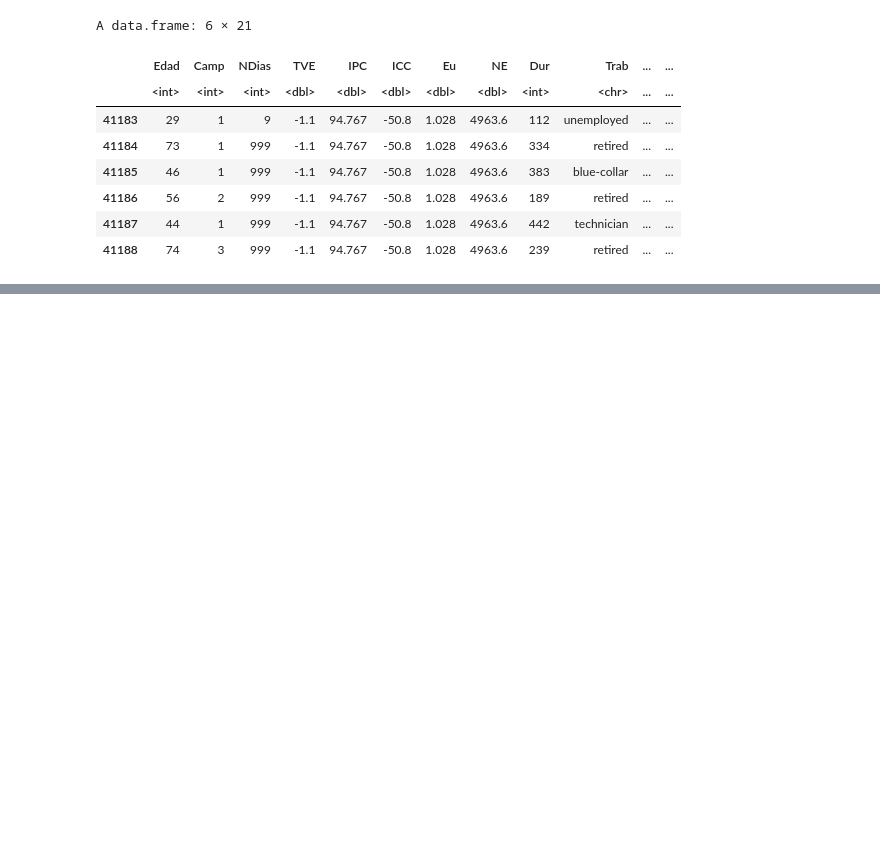
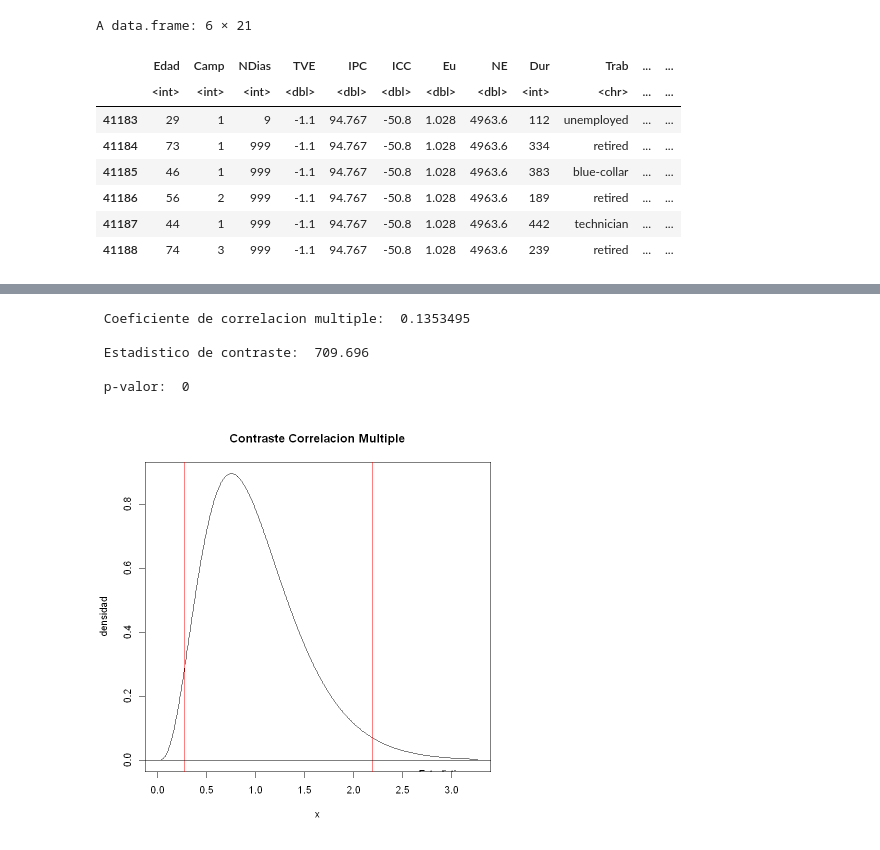
Before and after one commit to LotusZaheer/Trabajo_Muestreo-Interferencia, a Jupyter notebook: Tarea 2/Muestreo-Interfererncia.ipynb, the cells around one changed output, grey strips where cells are left out. Drawn from its saved outputs; the diff is of its cells as text; code cells hidden in the pictures; blank space fills up the shorter version.

```diff
--- a/Tarea 2/Muestreo-Interfererncia.ipynb
+++ b/Tarea 2/Muestreo-Interfererncia.ipynb
@@ -187,0 +234,48 @@ A data.frame: 6 × 21
+# %%
+#Funcion para calcular el Coeficiente de correlacion multiple.
+rho.mult<-function(datos)
+# datos: matriz con las variables del problema.
+# La primera columna debe ser la variable respuesta.
+# Las restantes p-1 columnas son las variables explicativas.
+{
+matriz<-var(datos)
+# calculo
+n<-nrow(datos)
+p<-ncol(matriz)
+sxx<-matriz[2:p,2:p]
+syx<-matrix(matriz[1,2:p],nrow=1)
+sxy<-t(syx)
+#coeficiente
+rho.mult<-sqrt(syx%*%solve(sxx)%*%sxy)/sqrt(matriz[1,1])
+cat("\n Coeficiente de correlacion multiple: ",rho.mult,"\n")
+#estadistico
+if(abs(rho.mult)==1)
+stop("Imposible resolver contraste.
+Coeficiente de correlacion multiple igual a 1", call. = FALSE)
+else{
+est<-((n-(p-1)-1)*rho.mult)/((p-1)*(1-rho.mult^2))
+#grafico
+par(mfrow=c(1,1))
+x<-seq(0,qf(0.999,p-1,n-(p-1)-1),length=500)
+plot(x,df(x,p-1,n-(p-1)-1),type="l",ylab="densidad",
+main="Contraste Correlacion Multiple")
+abline(v=qf(0.975,p-1,n-(p-1)-1),col="red")
+abline(v=qf(0.025,p-1,n-(p-1)-1),col="red")
+abline(v=est,col="blue")
+abline(h=0)
+legend(qf(0.98,p-1,n-(p-1)-1),pf((p+3)/(n-p),p-1,n-(p-1)-1),
+c("Estadistico","Region Critica"),lty=rep(1,2),
+col=c("blue","red"),bty="n")
+cat("\n Estadistico de contraste: ",round(est,3),"\n")
+cat("\n p-valor: ",round(2*(1-pf(est,p-1,n-(p-1)-1)),3),"\n\n")}
+return(invisible())
+}
+# %%
+rho.mult(R[,1:9])
+# %% [output]
+ Coeficiente de correlacion multiple:  0.1353495
+
+ Estadistico de contraste:  709.696
+
+ p-valor:  0
+[figure, added]
```
Also changed, not shown: parts of 9 cells of this notebook.
